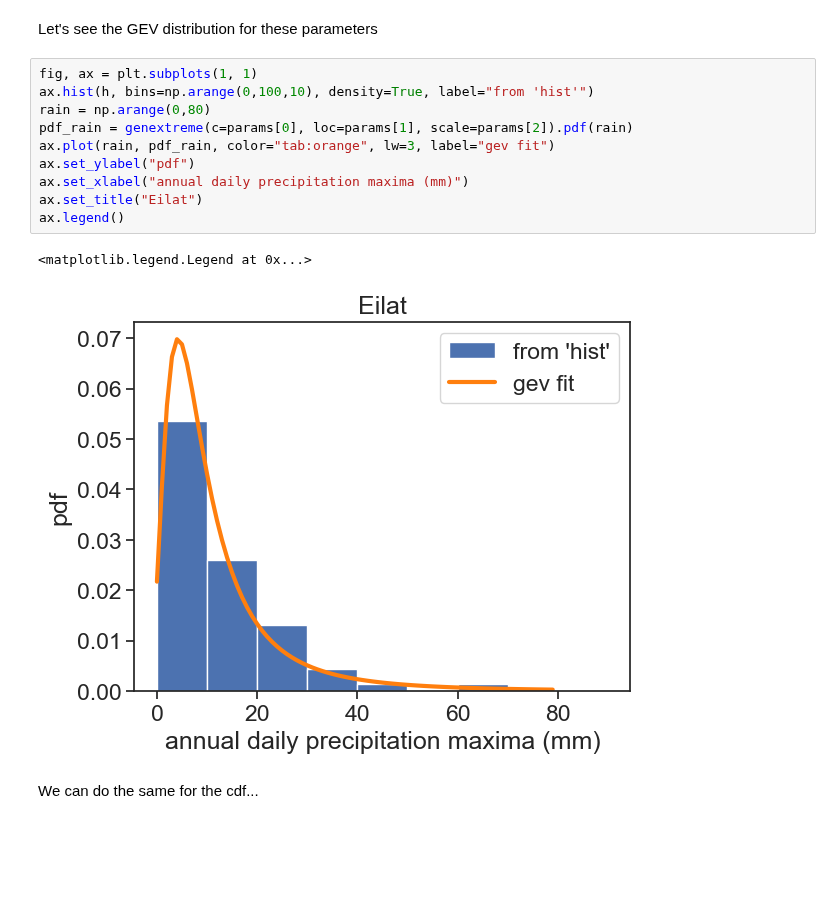
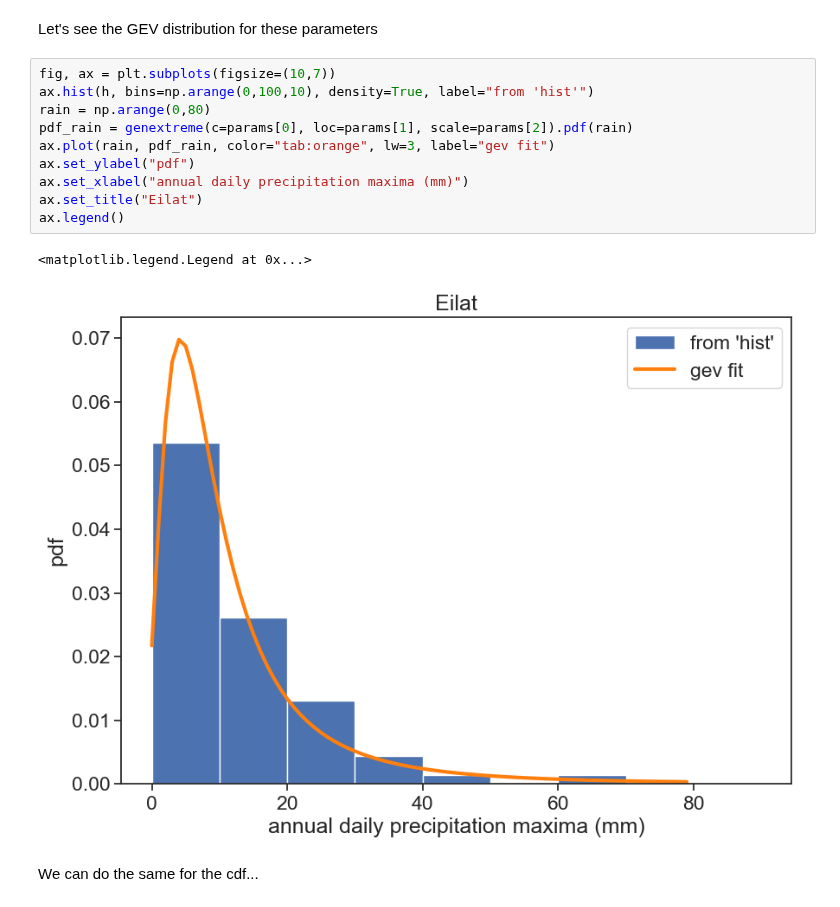
Before and after one commit to yairmau/surface-hydrology, a Jupyter notebook: precipitation/return-period-exercises.ipynb, the cells around one changed output. Saved outputs shown, nothing was run; the diff lists cells and outputs as text; blank space fills up the shorter version.

```diff
--- a/precipitation/return-period-exercises.ipynb
+++ b/precipitation/return-period-exercises.ipynb
@@ -215,18 +228,18 @@ scale = 5.68
 # %% [markdown]
 Let's see the GEV distribution for these parameters
 # %%
-fig, ax = plt.subplots(1, 1)
+fig, ax = plt.subplots(figsize=(10,7))
 ax.hist(h, bins=np.arange(0,100,10), density=True, label="from 'hist'")
 rain = np.arange(0,80)
 pdf_rain = genextreme(c=params[0], loc=params[1], scale=params[2]).pdf(rain)
 ax.plot(rain, pdf_rain, color="tab:orange", lw=3, label="gev fit")
 ax.set_ylabel("pdf")
 ax.set_xlabel("annual daily precipitation maxima (mm)")
 ax.set_title("Eilat")
 ax.legend()
 # %% [output]
 <matplotlib.legend.Legend at 0x...>
-[figure, old version]
+[figure, new version]
 # %% [markdown]
 We can do the same for the cdf...
 # %%
```
Also changed, not shown: parts of 10 cells of this notebook, 34 other files.
